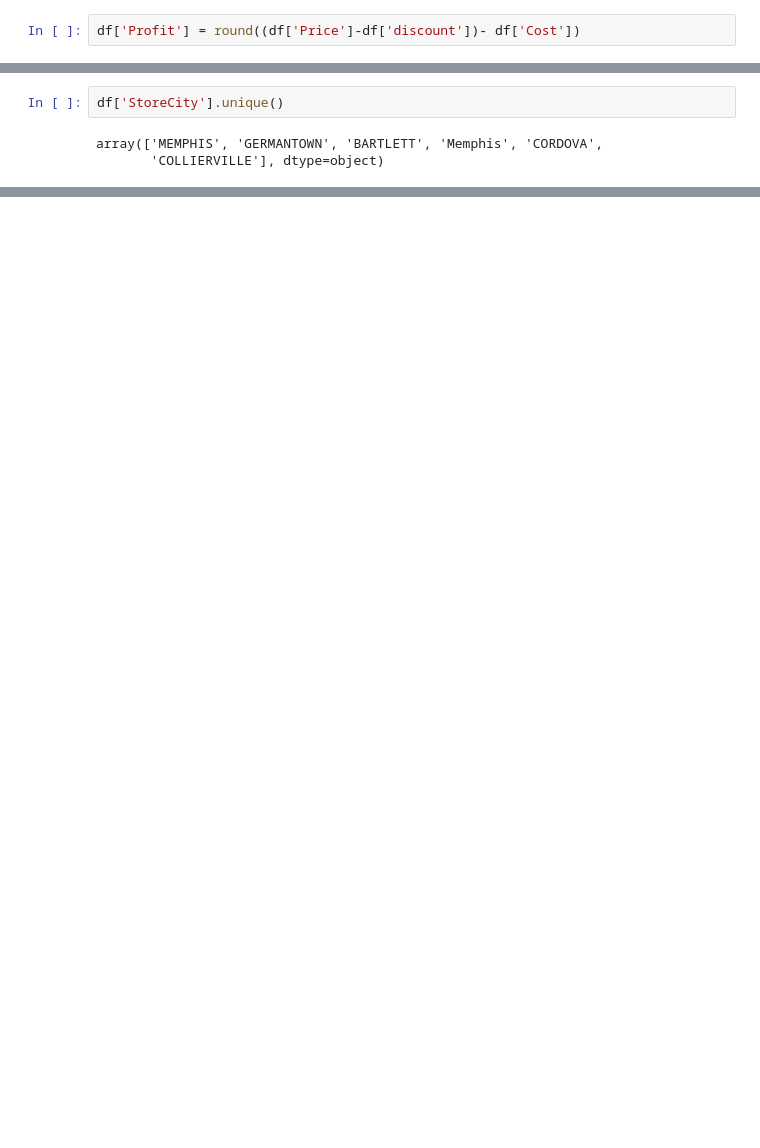
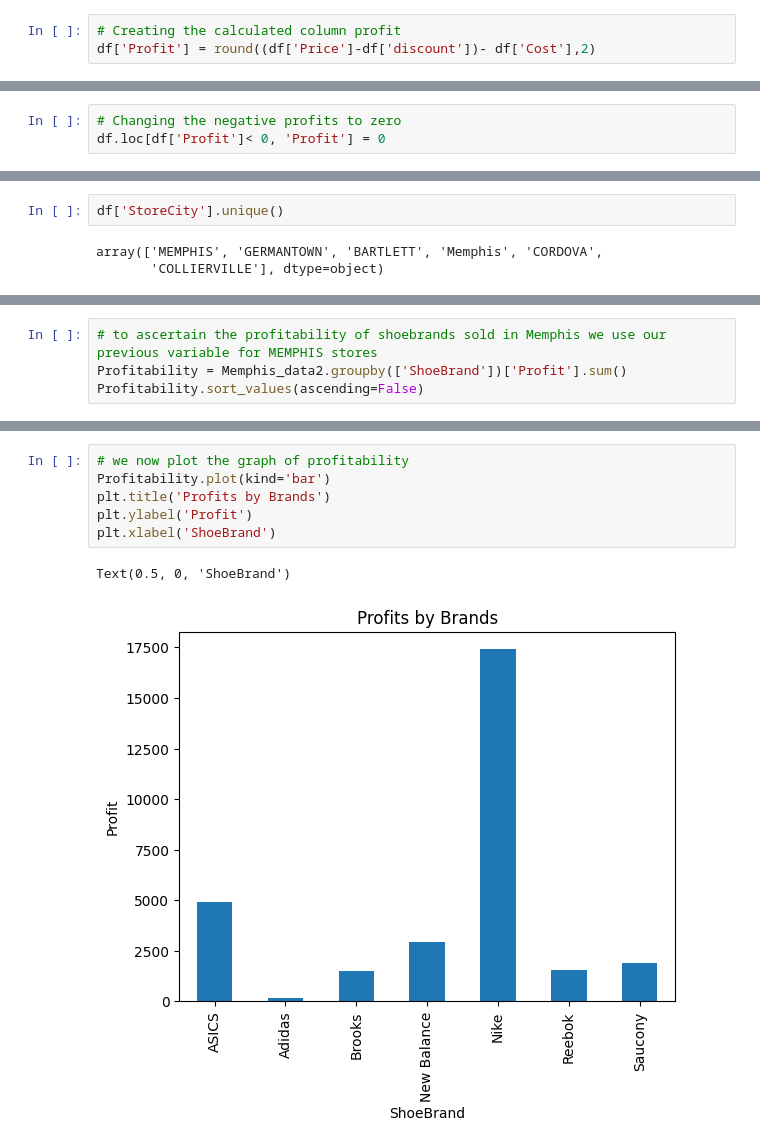
Before and after one commit to Gedion-Sang/Python_EDA_Projects, a Jupyter notebook: Foot_Locker_EDA/foot_locker.ipynb, the cells around one changed output, grey strips where cells are left out. Cells and saved outputs as stored; diff of their text form; blank space fills up the shorter version.

```diff
--- a/Foot_Locker_EDA/foot_locker.ipynb
+++ b/Foot_Locker_EDA/foot_locker.ipynb
@@ -15,4 +17,5 @@ df.head()
 | 3 | MEM4 | January | PM | Karen | 200121 | Nike | Air Jordan 2 | Black/Red/Aqua | W | ... |
 | 4 | MEM5 | January | PM | Bob | 424073 | New Balance | M870v4 | Grey/White | M | ... |
 # %%
-df['Profit'] = round((df['Price']-df['discount'])- df['Cost'])
+# Creating the calculated column profit
+df['Profit'] = round((df['Price']-df['discount'])- df['Cost'],2)
@@ -18,0 +40,3 @@ df['Profit'] = round((df['Price']-df['discount'])- df['Cost'])
+# %%
+# Changing the negative profits to zero
+df.loc[df['Profit']< 0, 'Profit'] = 0
@@ -117,0 +175,4 @@ array(['MEM1', 'MEM2', 'GER3', ..., 'GER1498', 'MEM1499', 'BAR1500'],
+# %%
+# to ascertain the profitability of shoebrands sold in Memphis we use our previous variable for MEMPHIS stores
+Profitability = Memphis_data2.groupby(['ShoeBrand'])['Profit'].sum()
+Profitability.sort_values(ascending=False)
@@ -117,0 +189,9 @@ array(['MEM1', 'MEM2', 'GER3', ..., 'GER1498', 'MEM1499', 'BAR1500'],
+# %%
+# we now plot the graph of profitability
+Profitability.plot(kind='bar')
+plt.title('Profits by Brands')
+plt.ylabel('Profit')
+plt.xlabel('ShoeBrand')
+# %% [output]
+Text(0.5, 0, 'ShoeBrand')
+[figure, added]
```
Also changed, not shown: parts of 28 cells of this notebook.
